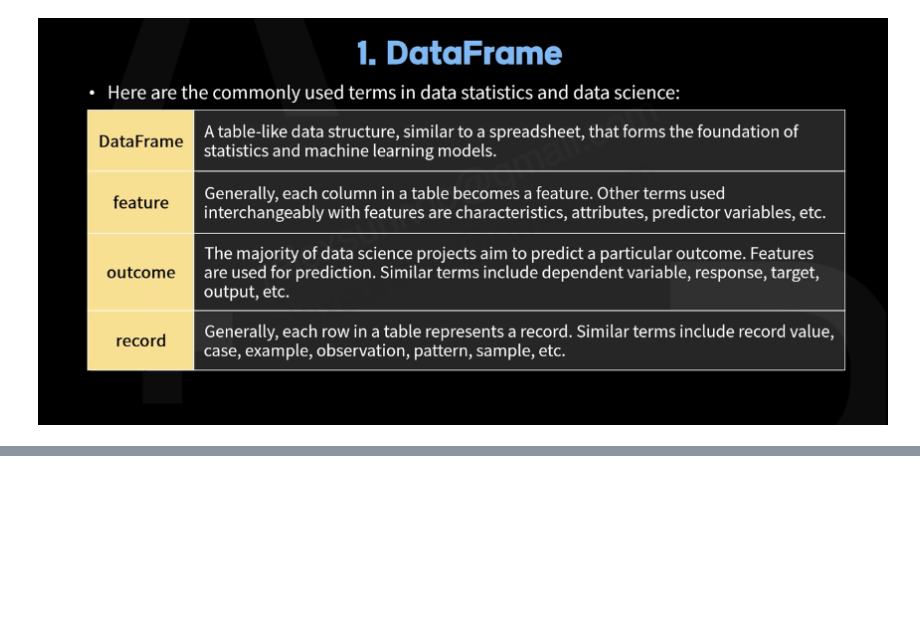
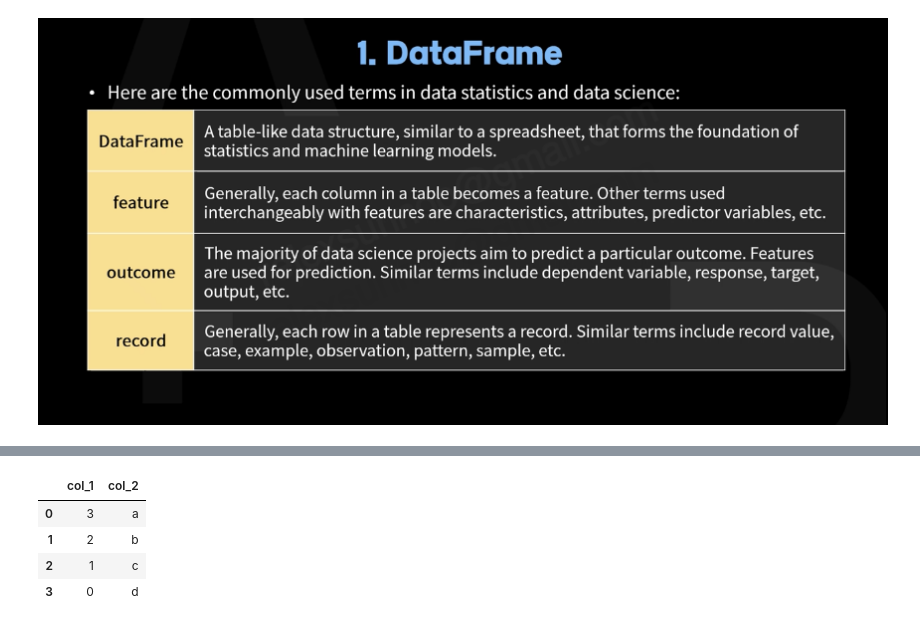
Before and after one commit to RelexSun/python-jupyter-notebook, a Jupyter notebook: Sec. 24 Basic Pandas Dataframe for Data Process.ipynb, the cells around one changed output, grey strips where cells are left out. Saved outputs shown, nothing was run; the diff lists cells and outputs as text; code cells hidden in the pictures; blank space fills up the shorter version.

```diff
--- a/Sec. 24 Basic Pandas Dataframe for Data Process.ipynb
+++ b/Sec. 24 Basic Pandas Dataframe for Data Process.ipynb
@@ -34,0 +42,10 @@
+# %%
+import pandas as pd
+data = {'col_1': [3, 2, 1, 0], 'col_2': ['a', 'b', 'c', 'd']}
+pd.DataFrame(data) ## Convert the dictionary named 'data' into a DataFrame
+# %% [output]
+|  | col_1 | col_2 |
+| 0 | 3 | a |
+| 1 | 2 | b |
+| 2 | 1 | c |
+| 3 | 0 | d |
```
Also changed, not shown: parts of 16 cells of this notebook, 11 other files.
